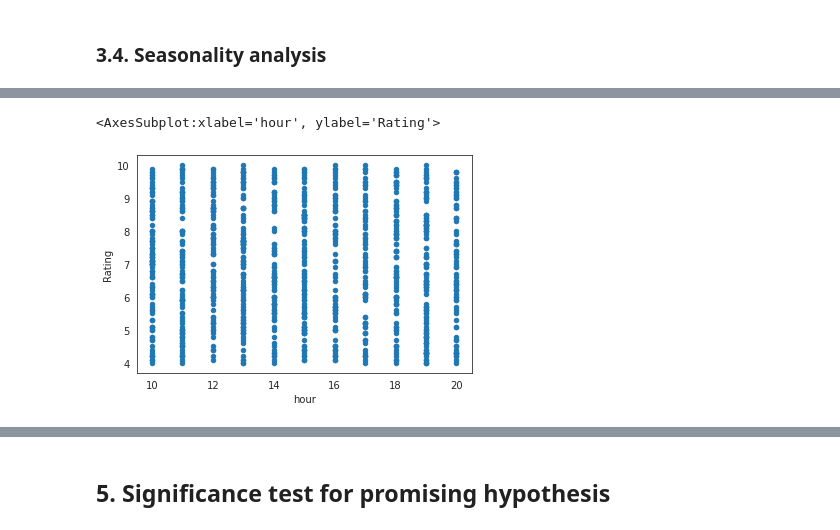
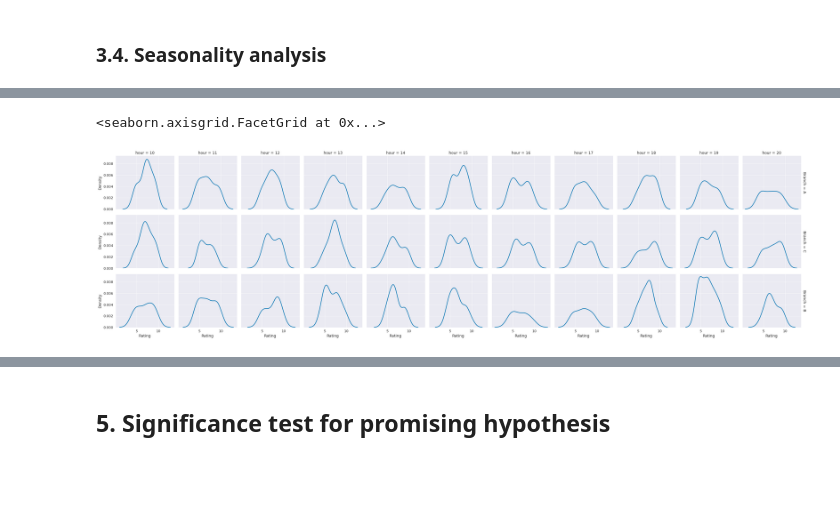
Before and after one commit to caiomts/supermarket-sales-eda, a Jupyter notebook: notebooks/eda__supermarket_sales.ipynb, the cells around one changed output, grey strips where cells are left out. Drawn from its saved outputs; the diff is of its cells as text; code cells hidden in the pictures; blank space fills up the shorter version.

```diff
--- a/notebooks/eda__supermarket_sales.ipynb
+++ b/notebooks/eda__supermarket_sales.ipynb
@@ -84,7 +54,9 @@ import numpy as np
 import matplotlib.pyplot as plt
 import seaborn as sns
 from scipy.stats import mannwhitneyu
-sns.set_style("white")
+sns.set_theme(style="darkgrid")
+sns.set_context("paper", font_scale=1.3, rc={"lines.linewidth": 2})
+sns.set_palette('colorblind')
 # %% [markdown]
 ## 1. Get the Data
 # %%
@@ -125,7 +97,7 @@ memory usage: 125.0+ KB
 # %% [markdown]
 ## 2. Data Cleaning
 # %%
-sales.drop(['Invoice ID', 'Branch', 'Tax 5%', 'cogs',
+sales.drop(['Invoice ID', 'City', 'Tax 5%', 'cogs',
             'gross margin percentage', 'gross income'], axis=1,
           inplace=True)
 # %%
@@ -346,7 +584,10 @@ sales.groupby([sales.index.hour]).agg([np.sum, np.mean, np.std])
 sales['hour'] = sales.index.hour
 sales['wday'] = sales.index.day_name()
 # %%
-sales.plot(kind='scatter', x='hour', y='Rating')
+#sales.plot(kind='scatter', x='hour', y='Rating')
+sns.displot(
+    sales, x='Rating', col='hour', row='Branch', height=3,
+    facet_kws=dict(margin_titles=True), kind="kde")
 # %% [output]
-<AxesSubplot:xlabel='hour', ylabel='Rating'>
+<seaborn.axisgrid.FacetGrid at 0x...>
-[figure, old version]
+[figure, new version]
```
Also changed, not shown: parts of 65 cells of this notebook, 11 other files.
